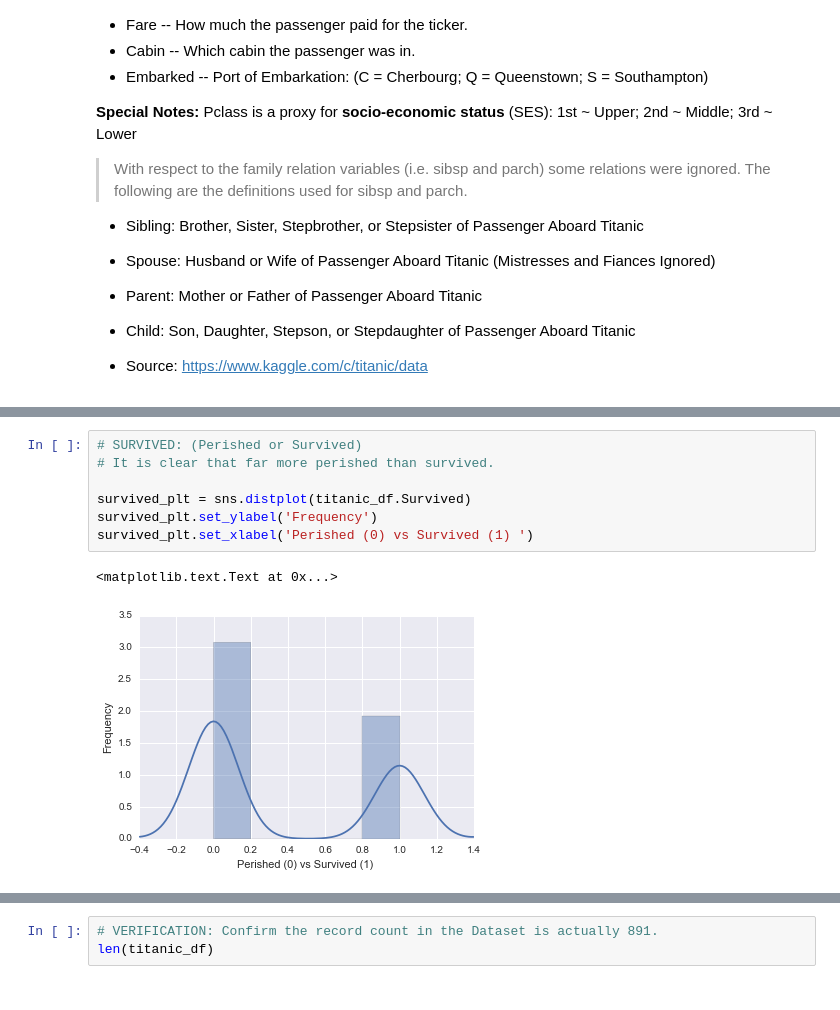
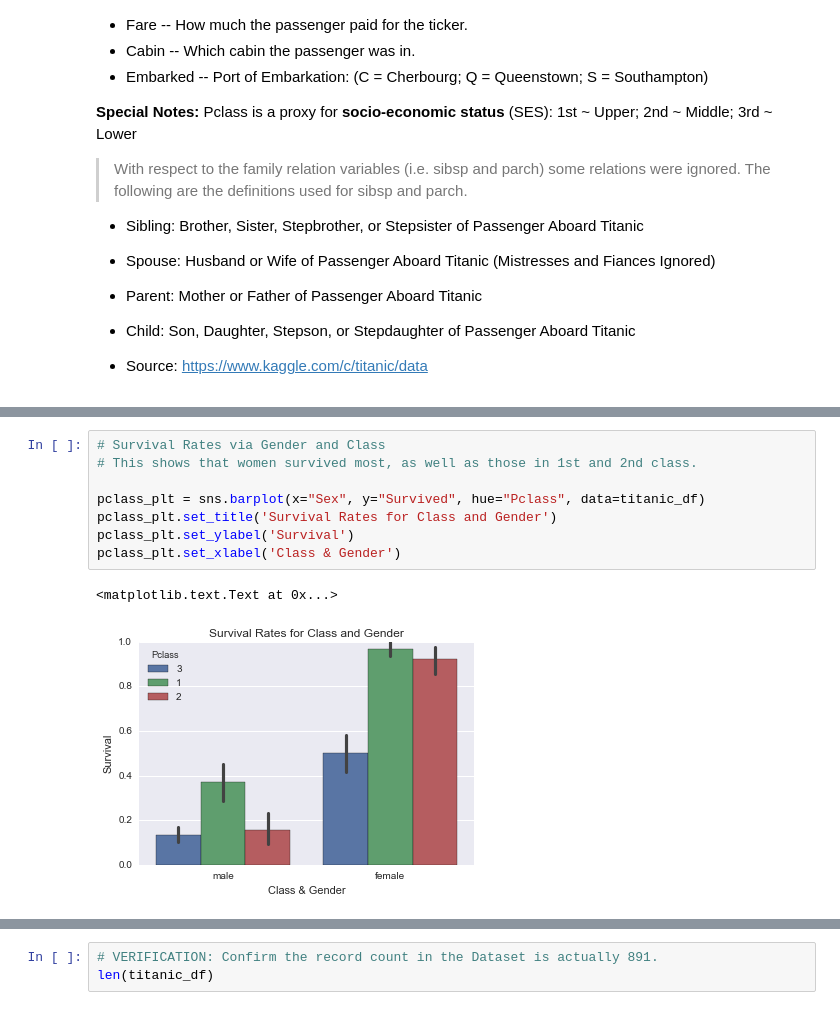
Before and after one commit to profversaggi/Udacity_Nano_DataScience, a Jupyter notebook: Project_2/Project # 2 Submission - Investigate a Dataset - Titanic.ipynb, the cells around one changed output, grey strips where cells are left out. Cells and saved outputs as stored; diff of their text form.

```diff
--- a/Project_2/Project # 2 Submission - Investigate a Dataset - Titanic.ipynb
+++ b/Project_2/Project # 2 Submission - Investigate a Dataset - Titanic.ipynb
@@ -166,10 +156,11 @@ pclass_plt.set_xlabel('Passenger Travel Class: 1st, 2nd, 3rd')
-# %%
-# SURVIVED: (Perished or Survived)
-# It is clear that far more perished than survived.
-
-survived_plt = sns.distplot(titanic_df.Survived)
-survived_plt.set_ylabel('Frequency')
-survived_plt.set_xlabel('Perished (0) vs Survived (1) ')
-# %% [output]
-<matplotlib.text.Text at 0x...>
-[figure, removed]
+# %%
+# Survival Rates via Gender and Class
+# This shows that women survived most, as well as those in 1st and 2nd class.
+
+pclass_plt = sns.barplot(x="Sex", y="Survived", hue="Pclass", data=titanic_df)
+pclass_plt.set_title('Survival Rates for Class and Gender')
+pclass_plt.set_ylabel('Survival')
+pclass_plt.set_xlabel('Class & Gender')
+# %% [output]
+<matplotlib.text.Text at 0x...>
+[figure, added]
```
Also changed, not shown: parts of 17 cells of this notebook, 2 other files.
